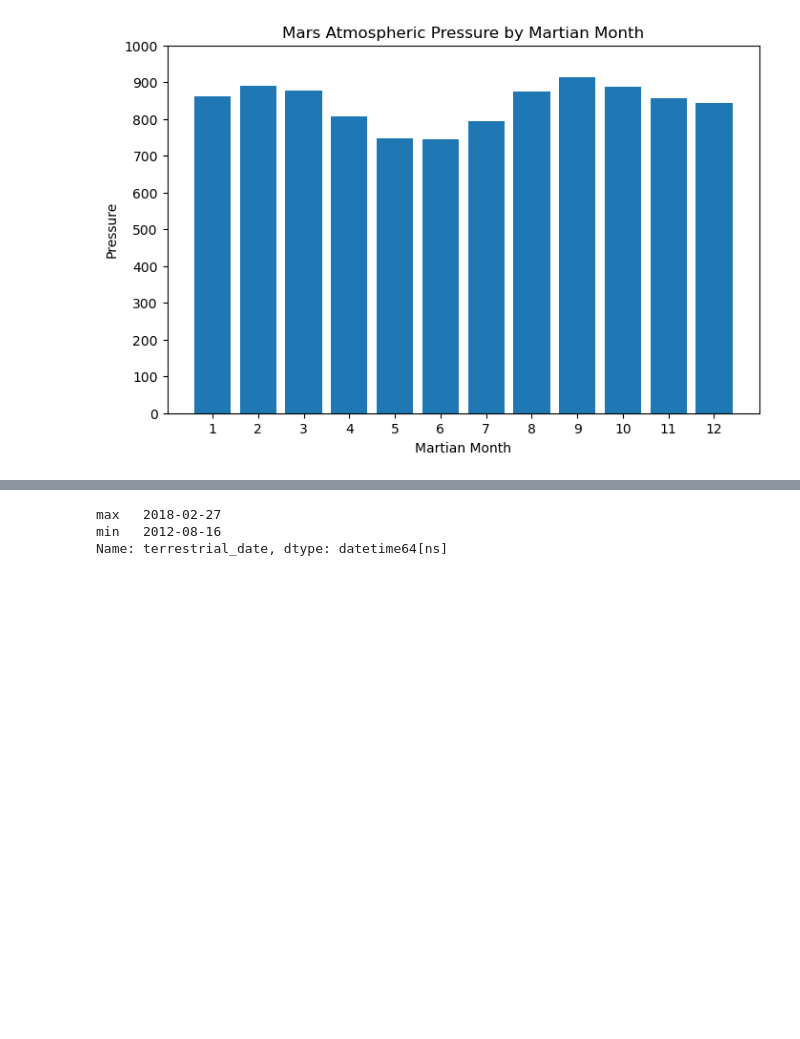
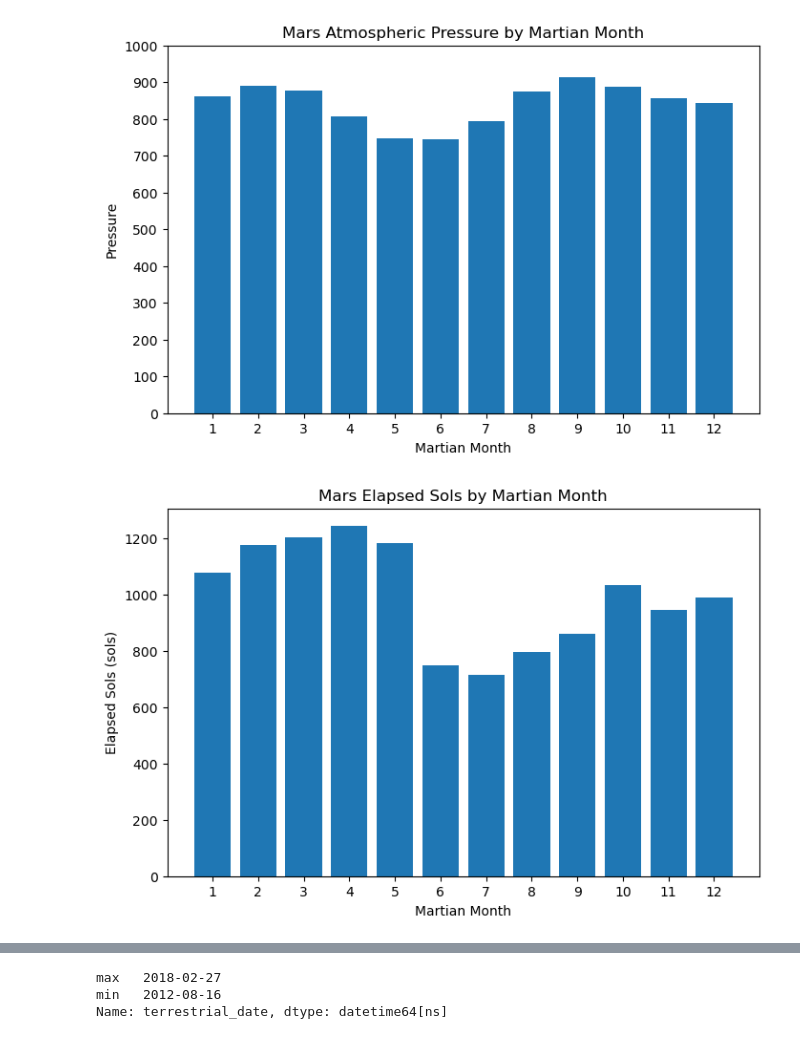
Before and after one commit to MeerKar/WebScraping, a Jupyter notebook: part_2_mars_weather.ipynb, the cells around one changed output, grey strips where cells are left out. Saved outputs shown, nothing was run; the diff lists cells and outputs as text; code cells hidden in the pictures; blank space fills up the shorter version.

```diff
--- a/part_2_mars_weather.ipynb
+++ b/part_2_mars_weather.ipynb
@@ -308,6 +325,12 @@ def barplot(x, y, title):
         ax.set_ylabel('Pressure')
         ax.set_yticks(np.arange(0, 1001, 100))
         figname = './Data/mars_pressure.png'
+    elif 'longitude' in title.lower():
+        ax.set_ylabel('Solar Longitude (rad)')
+        figname = './Data/mars_solarlongitude.png'
+    else:
+        ax.set_ylabel(f'{title.split()[1]} {title.split()[2]} (sols)')
+        figname = './Data/mars_elapsedsol.png'
 
 #     # Save the figure.
 #     fig.savefig(figname, bbox_inches='tight', facecolor='w')
@@ -348,3 +371,7 @@ minpress_df
 barplot(minpress_df['month'], minpress_df['pressure'], 'Mars Atmospheric Pressure by Martian Month')
 # %% [output]
 [figure]
+# %%
+barplot(mintemp_df['month'], mintemp_df['sol'], 'Mars Elapsed Sols by Martian Month')
+# %% [output]
+[figure, added]
```
Also changed, not shown: parts of 13 cells of this notebook, 1 other file.
